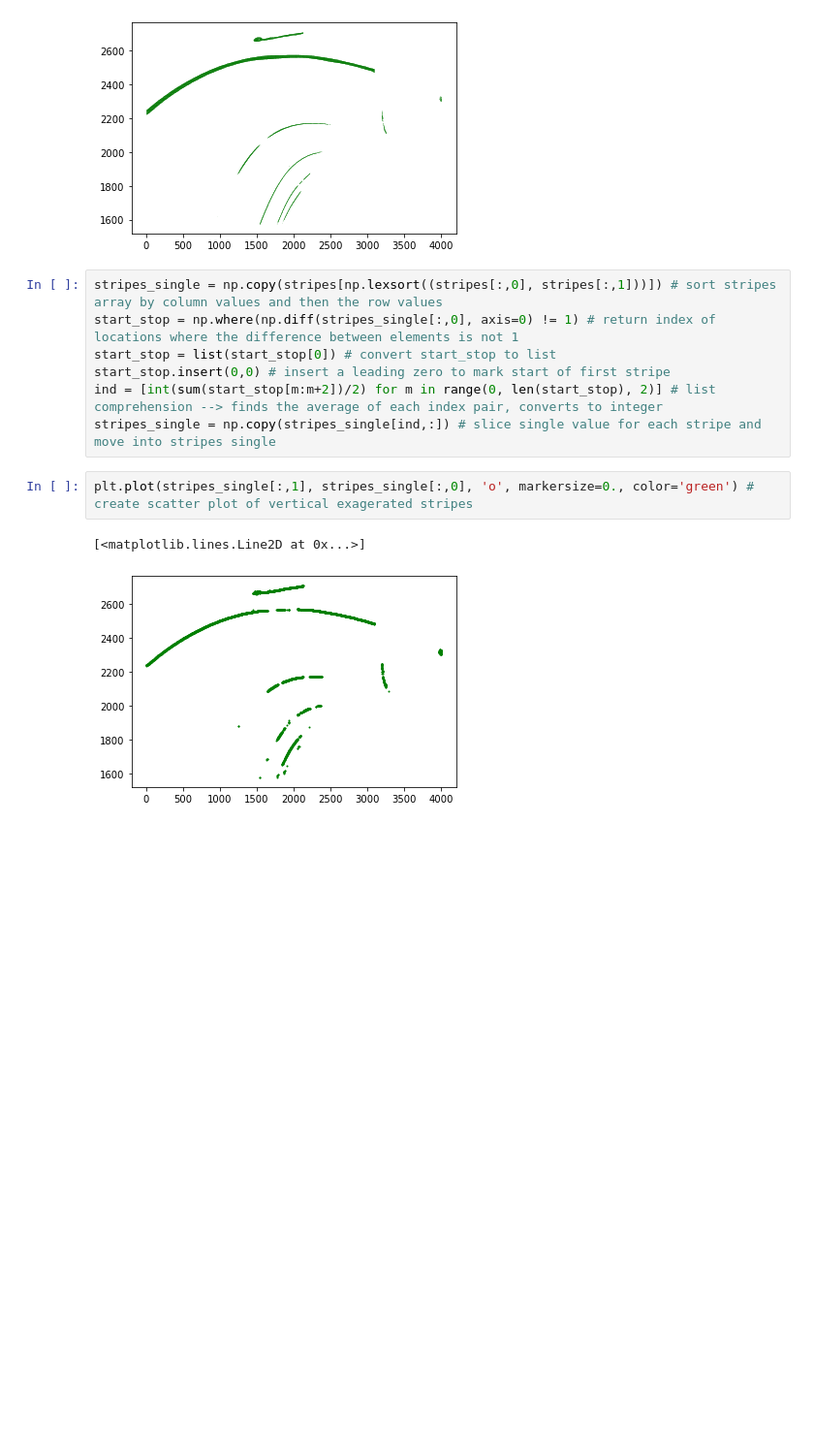
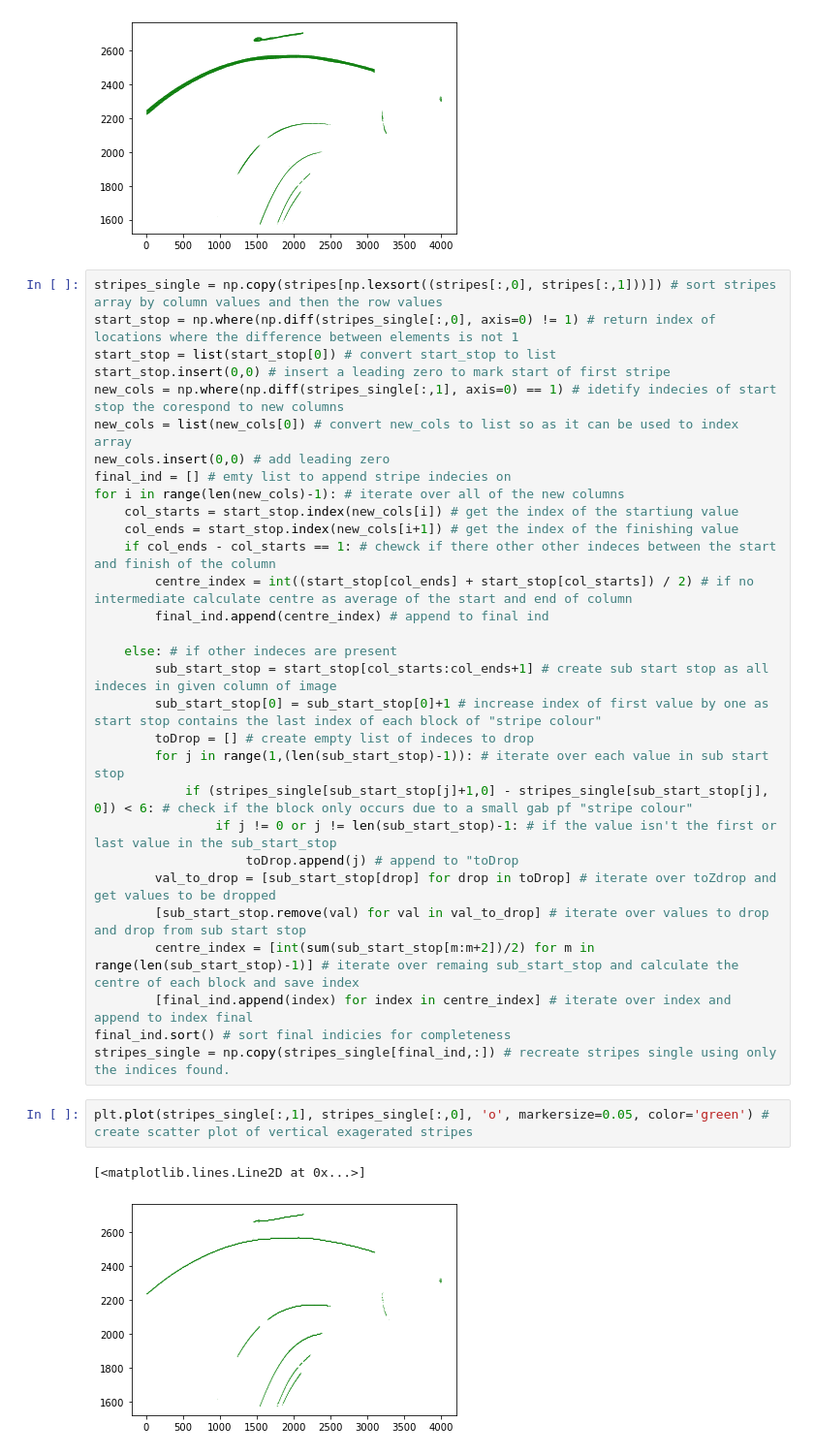
Before and after one commit to oro-sean/stripeField, a Jupyter notebook: labels.ipynb, the cells around one changed output. Shown at 97% size. Drawn from its saved outputs; the diff is of its cells as text; blank space fills up the shorter version.

```diff
--- a/labels.ipynb
+++ b/labels.ipynb
@@ -59,18 +59,41 @@ plt.plot(stripes_Vexagerated[:,1], stripes_Vexagerated[:,0], 'o', markersize=0.0
 # %% [output]
 [<matplotlib.lines.Line2D at 0x...>]
 [figure]
-# %%
-stripes_single = np.copy(stripes[np.lexsort((stripes[:,0], stripes[:,1]))]) # sort stripes array by column values and then the row values
-start_stop = np.where(np.diff(stripes_single[:,0], axis=0) != 1) # return index of locations where the difference between elements is not 1
-start_stop = list(start_stop[0]) # convert start_stop to list
-start_stop.insert(0,0) # insert a leading zero to mark start of first stripe
-ind = [int(sum(start_stop[m:m+2])/2) for m in range(0, len(start_stop), 2)] # list comprehension --> finds the average of each index pair, converts to integer
-stripes_single = np.copy(stripes_single[ind,:]) # slice single value for each stripe and move into stripes single
+# %%
+stripes_single = np.copy(stripes[np.lexsort((stripes[:,0], stripes[:,1]))]) # sort stripes array by column values and then the row values
+start_stop = np.where(np.diff(stripes_single[:,0], axis=0) != 1) # return index of locations where the difference between elements is not 1
+start_stop = list(start_stop[0]) # convert start_stop to list
+start_stop.insert(0,0) # insert a leading zero to mark start of first stripe
+new_cols = np.where(np.diff(stripes_single[:,1], axis=0) == 1) # idetify indecies of start stop the corespond to new columns
+new_cols = list(new_cols[0]) # convert new_cols to list so as it can be used to index array
+new_cols.insert(0,0) # add leading zero
+final_ind = [] # emty list to append stripe indecies on
+for i in range(len(new_cols)-1): # iterate over all of the new columns
+    col_starts = start_stop.index(new_cols[i]) # get the index of the startiung value
+    col_ends = start_stop.index(new_cols[i+1]) # get the index of the finishing value
+    if col_ends - col_starts == 1: # chewck if there other other indeces between the start and finish of the column
+        centre_index = int((start_stop[col_ends] + start_stop[col_starts]) / 2) # if no intermediate calculate centre as average of the start and end of column
+        final_ind.append(centre_index) # append to final ind
+
+    else: # if other indeces are present
+        sub_start_stop = start_stop[col_starts:col_ends+1] # create sub start stop as all indeces in given column of image
+        sub_start_stop[0] = sub_start_stop[0]+1 # increase index of first value by one as start stop contains the last index of each block of "stripe colour"
+        toDrop = [] # create empty list of indeces to drop
+        for j in range(1,(len(sub_start_stop)-1)): # iterate over each value in sub start stop
+            if (stripes_single[sub_start_stop[j]+1,0] - stripes_single[sub_start_stop[j], 0]) < 6: # check if the block only occurs due to a small gab pf "stripe colour"
+                if j != 0 or j != len(sub_start_stop)-1: # if the value isn't the first or last value in the sub_start_stop
+                    toDrop.append(j) # append to "toDrop
+        val_to_drop = [sub_start_stop[drop] for drop in toDrop] # iterate over toZdrop and get values to be dropped
+        [sub_start_stop.remove(val) for val in val_to_drop] # iterate over values to drop and drop from sub start stop
+        centre_index = [int(sum(sub_start_stop[m:m+2])/2) for m in range(len(sub_start_stop)-1)] # iterate over remaing sub_start_stop and calculate the centre of each block and save index
+        [final_ind.append(index) for index in centre_index] # iterate over index and append to index final
+final_ind.sort() # sort final indicies for completeness
+stripes_single = np.copy(stripes_single[final_ind,:]) # recreate stripes single using only the indices found.
 # %%
-plt.plot(stripes_single[:,1], stripes_single[:,0], 'o', markersize=0., color='green') # create scatter plot of vertical exagerated stripes
+plt.plot(stripes_single[:,1], stripes_single[:,0], 'o', markersize=0.05, color='green') # create scatter plot of vertical exagerated stripes
 # %% [output]
 [<matplotlib.lines.Line2D at 0x...>]
-[figure, old version]
+[figure, new version]
 # %%
 from sklearn.cluster import DBSCAN # import DB Scan
 distance = 100 # set inital eps (distance to jump in clustering) to 25
```
Also changed, not shown: parts of 22 cells of this notebook.
